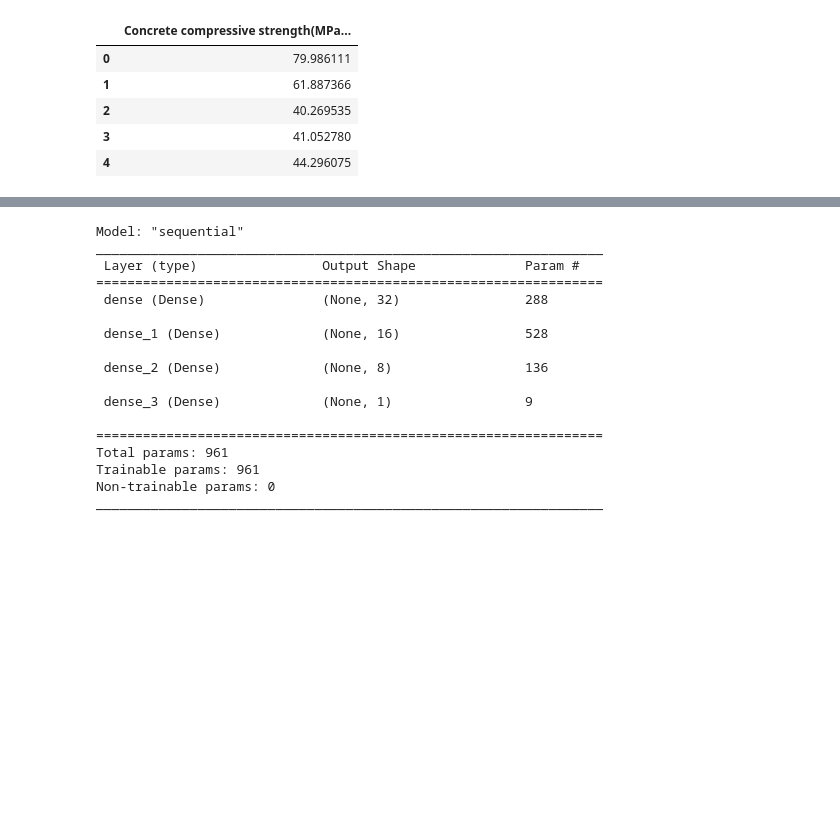
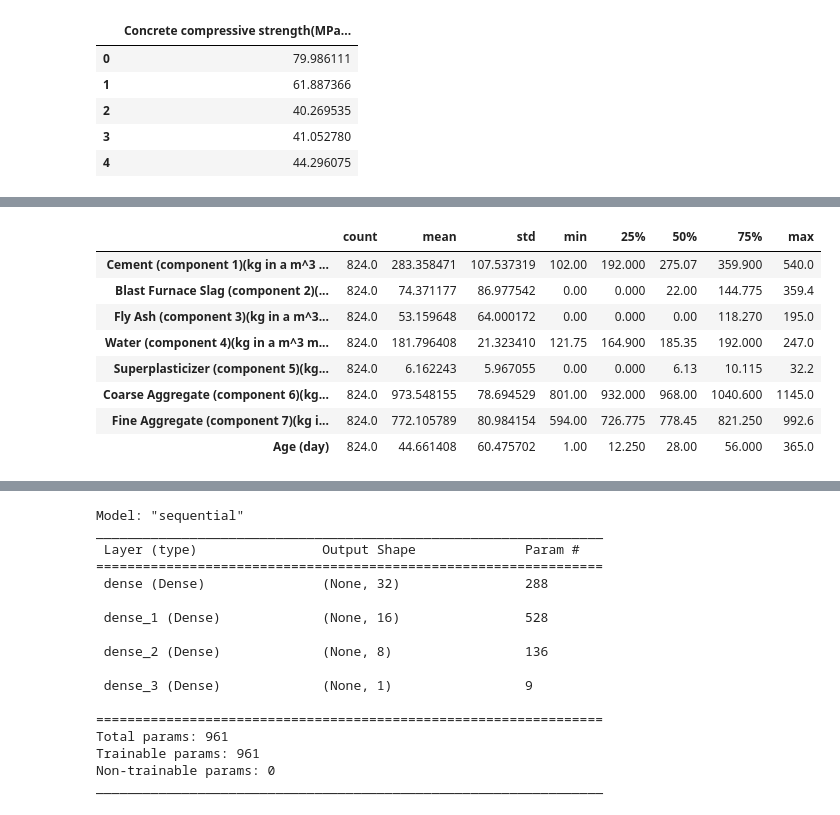
Before and after one commit to matfvi/vi, a Jupyter notebook: 2023.2024/10_neuronske_mreze_regresija/za-vezbu/Concrete Compressive Strength.ipynb, the cells around one changed output, grey strips where cells are left out. Cells and saved outputs as stored; diff of their text form; code cells hidden in the pictures; blank space fills up the shorter version.

```diff
--- a/2023.2024/10_neuronske_mreze_regresija/za-vezbu/Concrete Compressive Strength.ipynb
+++ b/2023.2024/10_neuronske_mreze_regresija/za-vezbu/Concrete Compressive Strength.ipynb
@@ -64,2 +51,17 @@ X_stats
+# %%
+X_train, X_test, y_train, y_test = train_test_split(X, y, test_size=0.2, random_state=42)
+# %%
+X_train_stats = X_train.describe().transpose()
+X_train_stats
+# %% [output]
+|  | count | mean | std | min | 25% | 50% | 75% | max |
+| Cement (component 1)(kg in a m^3 ... | 824.0 | 283.358471 | 107.537319 | 102.00 | 192.000 | 275.07 | 359.900 | 540.0 |
+| Blast Furnace Slag (component 2)(... | 824.0 | 74.371177 | 86.977542 | 0.00 | 0.000 | 22.00 | 144.775 | 359.4 |
+| Fly Ash (component 3)(kg in a m^3... | 824.0 | 53.159648 | 64.000172 | 0.00 | 0.000 | 0.00 | 118.270 | 195.0 |
+| Water (component 4)(kg in a m^3 m... | 824.0 | 181.796408 | 21.323410 | 121.75 | 164.900 | 185.35 | 192.000 | 247.0 |
+| Superplasticizer (component 5)(kg... | 824.0 | 6.162243 | 5.967055 | 0.00 | 0.000 | 6.13 | 10.115 | 32.2 |
+| Coarse Aggregate (component 6)(kg... | 824.0 | 973.548155 | 78.694529 | 801.00 | 932.000 | 968.00 | 1040.600 | 1145.0 |
+| Fine Aggregate (component 7)(kg i... | 824.0 | 772.105789 | 80.984154 | 594.00 | 726.775 | 778.45 | 821.250 | 992.6 |
+| Age (day) | 824.0 | 44.661408 | 60.475702 | 1.00 | 12.250 | 28.00 | 56.000 | 365.0 |
 # %%
 def norm(x):
```
Also changed, not shown: parts of 10 cells of this notebook.
